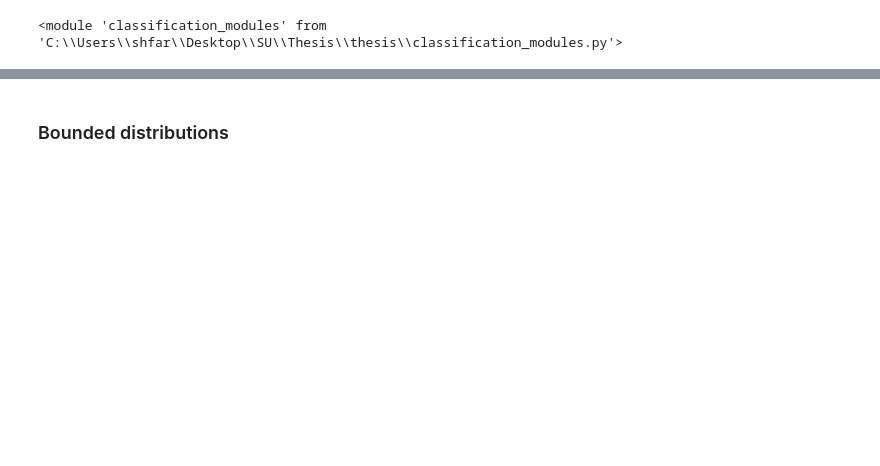
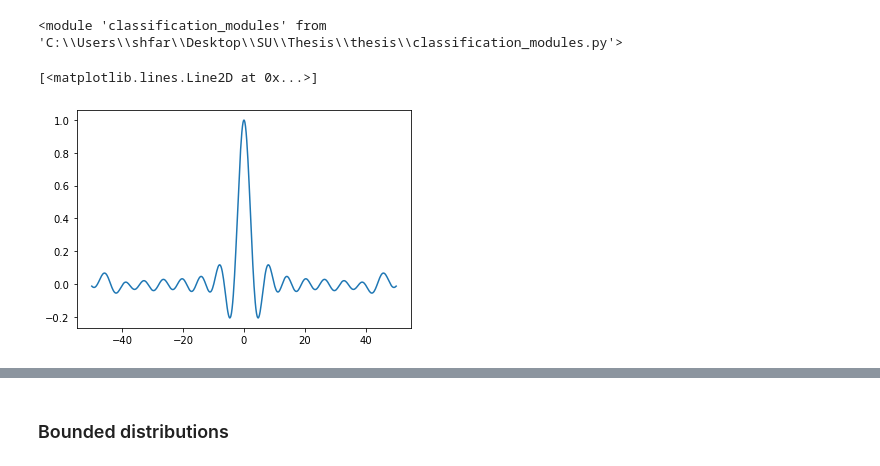
Before and after one commit to sheilafarrahi/thesis, a Jupyter notebook: empirical_characteristics_function.ipynb, the cells around one changed output, grey strips where cells are left out. Cells and saved outputs as stored; diff of their text form; code cells hidden in the pictures; blank space fills up the shorter version.

```diff
--- a/empirical_characteristics_function.ipynb
+++ b/empirical_characteristics_function.ipynb
@@ -17,3 +17,16 @@ importlib.reload(dem)
 importlib.reload(cm)
 # %% [output]
 <module 'classification_modules' from 'C:\\Users\\shfar\\Desktop\\SU\\Thesis\\thesis\\classification_modules.py'>
+# %%
+from scipy.stats import uniform
+t = np.linspace(-50,50,500)
+X = uniform.rvs(size=1000)
+ecf = np.mean(np.exp(1j * np.outer(X, t).astype(float)), axis=0)
+r_part = np.real(ecf)
+i_part = np.imag(ecf)
+# %%
+fig, ax = plt.subplots()
+ax.plot(t, r_part.T)
+# %% [output]
+[<matplotlib.lines.Line2D at 0x...>]
+[figure, added]
```
Also changed, not shown: parts of 5 cells of this notebook, 1 other file.
